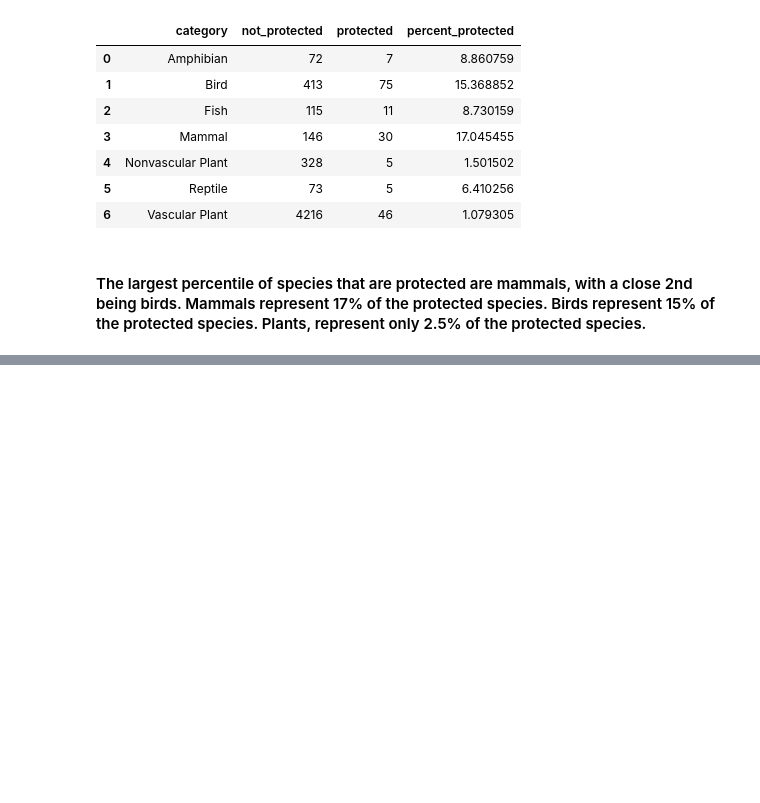
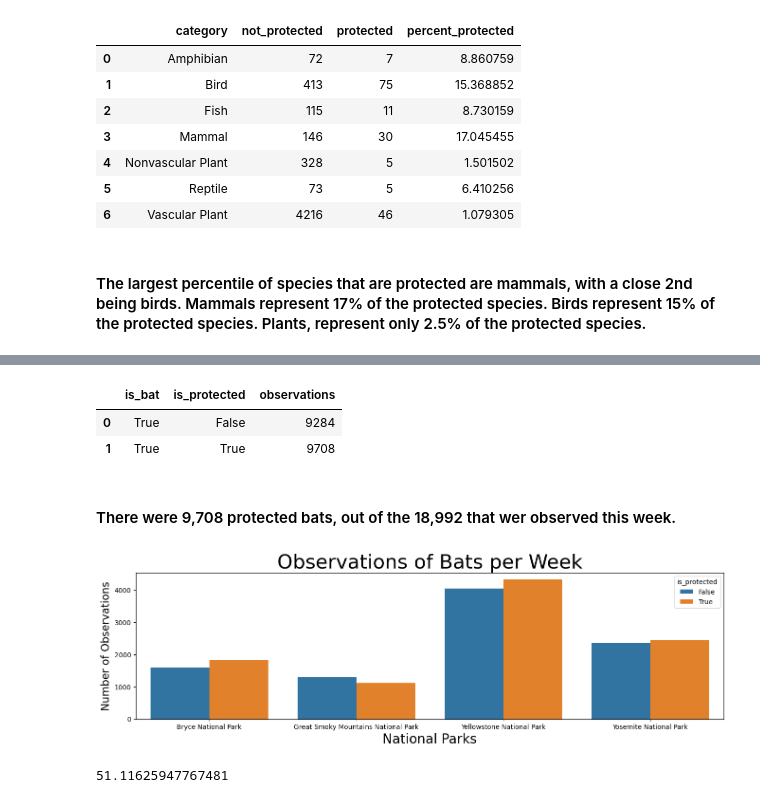
Before and after one commit to harrybotboy/biodiversity, a Jupyter notebook: biodiversity.ipynb, the cells around one changed output, grey strips where cells are left out. Drawn from its saved outputs; the diff is of its cells as text; code cells hidden in the pictures; blank space fills up the shorter version.

```diff
--- a/biodiversity.ipynb
+++ b/biodiversity.ipynb
@@ -371,0 +523,3 @@ category_counts
+# %%
+species['is_bat'] = species.common_names.str.contains(r"\bBat\b", regex = True)
+print("There are " + str(sum(species.is_bat)) + " different bat species.")
@@ -371,0 +563,4 @@ category_counts
+# %%
+#create a dataframe with bat species
+bat_observations = observations.merge(species[species.is_bat])
+bat_observations
@@ -371,0 +603,3 @@ category_counts
+# %%
+obs_by_park = bat_observations.groupby(['park_name', 'is_protected']).sum().reset_index()
+obs_by_park.drop(['scientific_name', 'category', 'common_names', 'conservation_status'], axis=1)
@@ -371,0 +616,23 @@ category_counts
+# %%
+obs_by_park_protect = bat_observations.groupby(['is_bat', 'is_protected']).sum().reset_index()
+obs_by_park_protect.drop(['scientific_name', 'park_name', 'category', 'common_names', 'conservation_status'], axis=1)
+# %% [output]
+|  | is_bat | is_protected | observations |
+| 0 | True | False | 9284 |
+| 1 | True | True | 9708 |
+# %% [markdown]
+#### There were 9,708 protected bats, out of the 18,992 that wer observed this week.
+# %%
+plt.figure(figsize=(16, 4))
+sns.barplot(x=obs_by_park.park_name, y= obs_by_park.observations, hue=obs_by_park.is_protected)
+plt.xlabel('National Parks', size = 20)
+plt.ylabel('Number of Observations', size = 16)
+plt.title('Observations of Bats per Week', size = 30)
+plt.show()
+# %% [output]
+[figure, added]
+# %%
+# Pecentage of bat in protected status:
+print(9708/(9708+9284)*100)
+# %% [output]
+51.11625947767481
```
Also changed, not shown: parts of 31 cells of this notebook, 5 other files.
